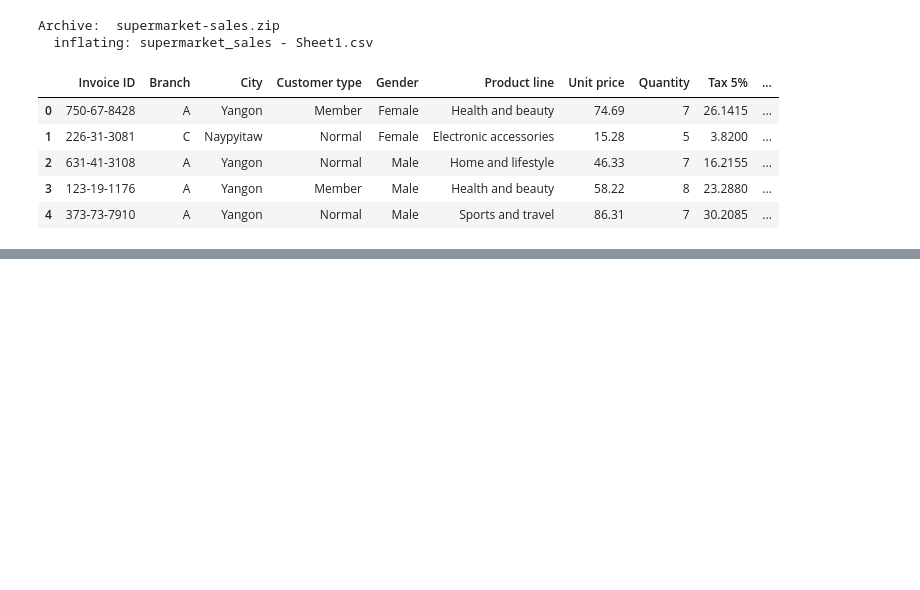
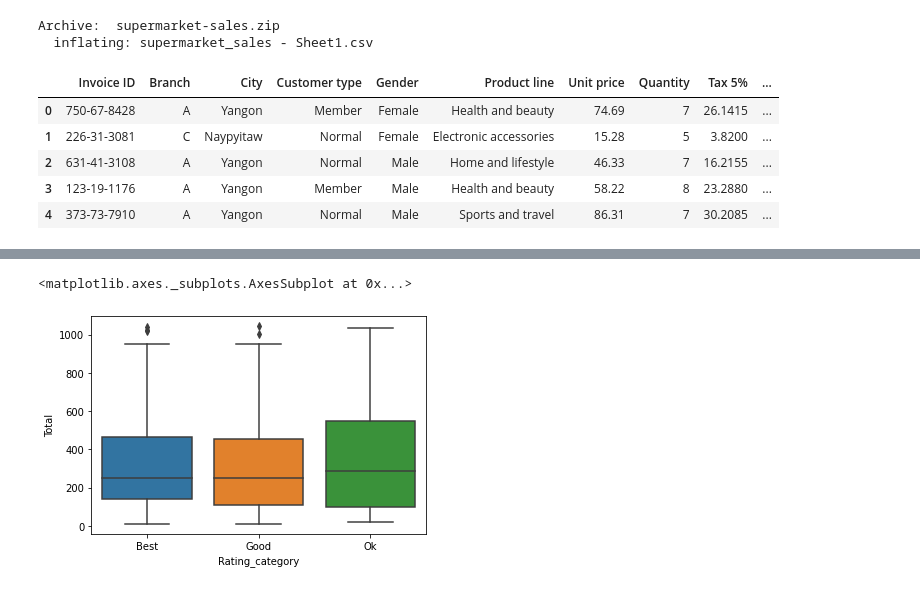
Before and after one commit to chrimeade/UCDPA_chrismeade, a Jupyter notebook: supermarket_data.ipynb, the cells around one changed output, grey strips where cells are left out. Drawn from its saved outputs; the diff is of its cells as text; code cells hidden in the pictures; blank space fills up the shorter version.

```diff
--- a/supermarket_data.ipynb
+++ b/supermarket_data.ipynb
@@ -169,0 +182,14 @@ df3.head()
+# %%
+def categorize_Rating(rating):
+    if rating >= 0 and rating < 2.5:
+        return "Bad"
+    elif rating >= 2.5 and rating < 5.0:
+        return "Ok"
+    elif rating >= 5.0 and rating < 7.5:
+        return "Good"
+    elif rating >= 7.5 and rating <= 10:
+        return "Best"
+    else:
+        return "Unknown"
+
+df4["Rating_category"] = df4["Rating"].apply(lambda x: categorize_Rating(x))
@@ -169,0 +224,7 @@ df3.head()
+# %%
+import seaborn as sns
+
+sns.boxplot(x="Rating_category", y="Total", data=df4)
+# %% [output]
+<matplotlib.axes._subplots.AxesSubplot at 0x...>
+[figure, added]
```
Also changed, not shown: parts of 7 cells of this notebook.
